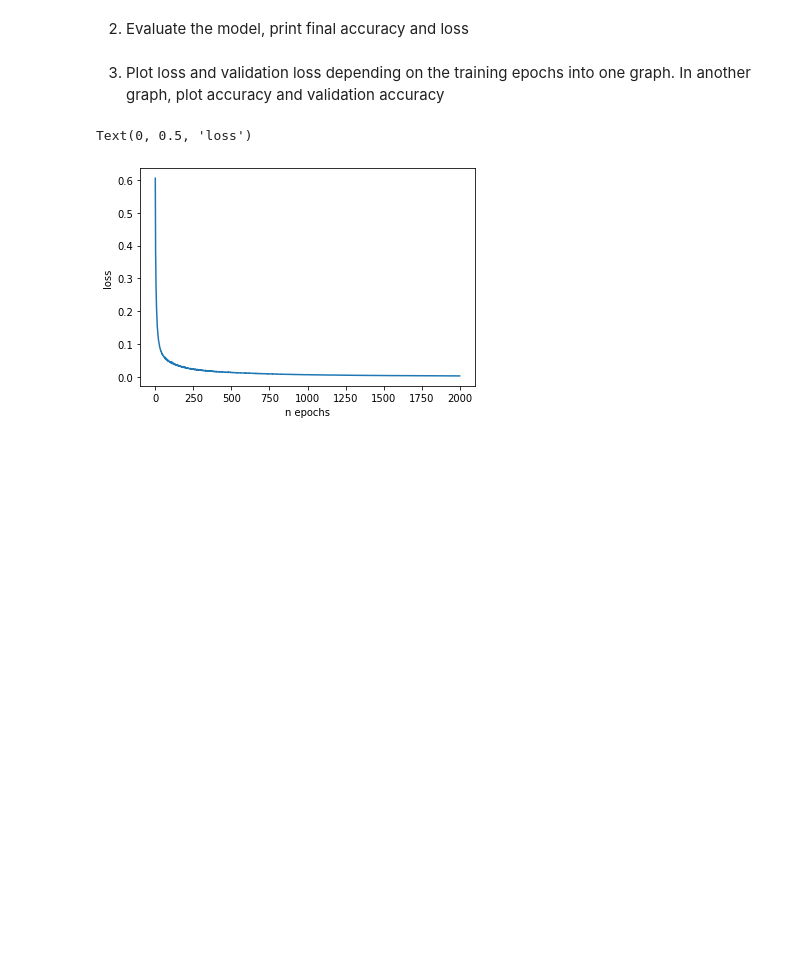
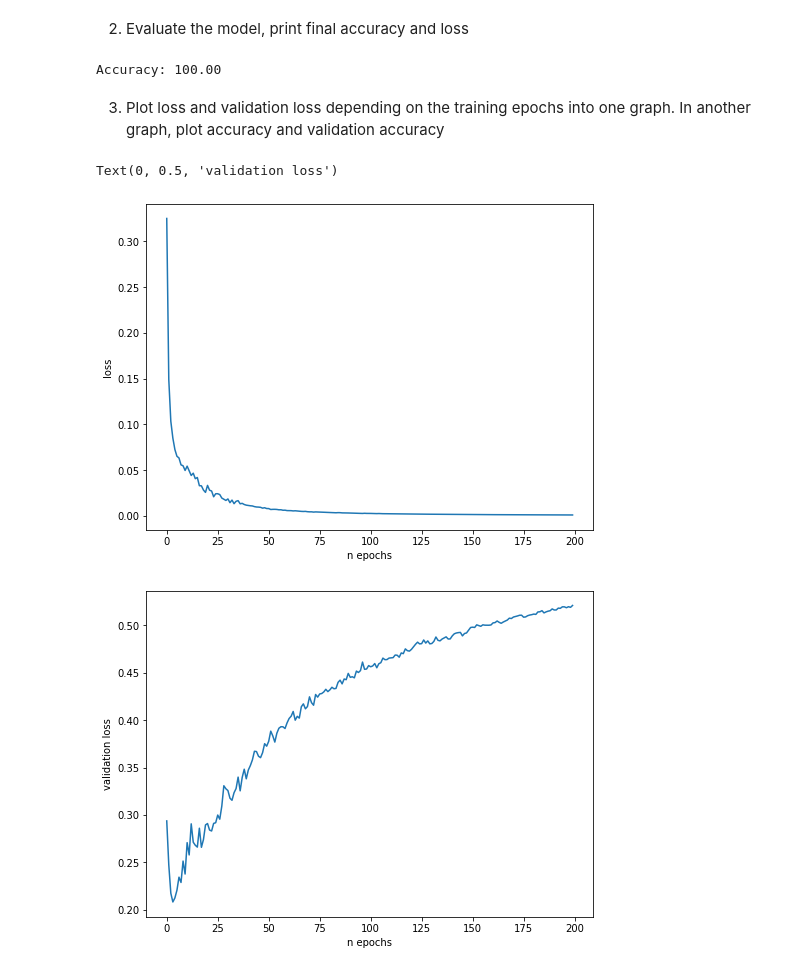
Before and after one commit to Samuelturak/MPA-MLF, a Jupyter notebook: Exercise_5/Lab_05_task.ipynb, the cells around one changed output. Saved outputs shown, nothing was run; the diff lists cells and outputs as text; code cells hidden in the pictures; blank space fills up the shorter version.

```diff
--- a/Exercise_5/Lab_05_task.ipynb
+++ b/Exercise_5/Lab_05_task.ipynb
@@ -274,9 +295,9 @@ y
 
 *hint: do not create too complex models, this is a very simple task, so it would be enought to use just few neurons in the hidden layers*
 # %%
-# WRITE YOU CODE HERE
+# creating neuron network
 model = Sequential()
-model.add(Dense(2, input_dim=48, activation='sigmoid'))
+model.add(Dense(8, input_dim=48, activation='sigmoid'))
 model.add(Dense(1, activation='sigmoid'))
 # %% [markdown]
 2. Check what *model.summary()* does
@@ -292,5 +325,5 @@ model.compile(loss='binary_crossentropy', optimizer=optimizer, metrics=['accurac
 # %% [markdown]
 4. Train the model. Specify the number of epochs and batch size. Now is the time to create a validation dataset. Set 20% of dataset to be a validation dataset
 # %%
-#cWRITE YOUR CODE HERE
-history = model.fit(X, y, epochs=1000, batch_size=20, validation_data = 0.1)
+# training the model
+history = model.fit(X, y, epochs=200, batch_size=5, validation_split = 0.2)      # using 20% of data to calculate validation
@@ -311,23 +371,24 @@ y = y_test.replace('democrat', 0)
 # %% [markdown]
 2. Evaluate the model, print final accuracy and loss
 # %%
-# WRITE YOUR CODE HERE
 loss, accuracy = model.evaluate(X, y, verbose=0)
 print('Accuracy: {:.2f}'.format(accuracy*100))
+# %% [output]
+Accuracy: 100.00
 # %% [markdown]
 3. Plot loss and validation loss depending on the training epochs into one graph. In another graph, plot accuracy and validation accuracy
 # %%
-# WRITE YOUR CODE HERE
-plt.figure()
+plt.figure(figsize=(8,6))
 plt.plot(history.history['loss'])
 plt.xlabel('n epochs')
 plt.ylabel('loss')
 
-plt.figure()
+plt.figure(figsize=(8,6))
 plt.plot(history.history['val_loss'])
 plt.xlabel('n epochs')
-plt.ylabel('loss')
+plt.ylabel('validation loss')
 # %% [output]
-Text(0, 0.5, 'loss')
+Text(0, 0.5, 'validation loss')
-[figure, old version]
+[figure, new version]
+[figure, added]
 # %%
```
Also changed, not shown: parts of 20 cells of this notebook.
